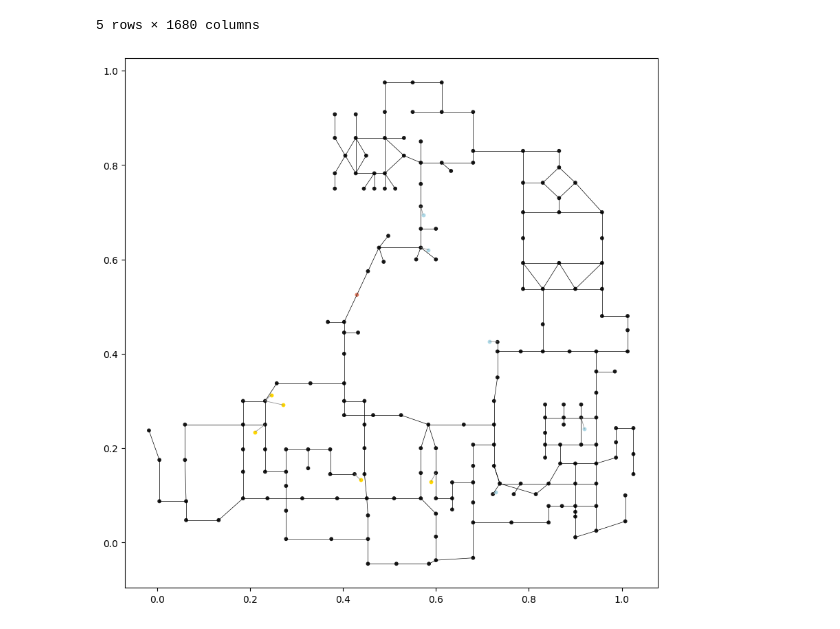
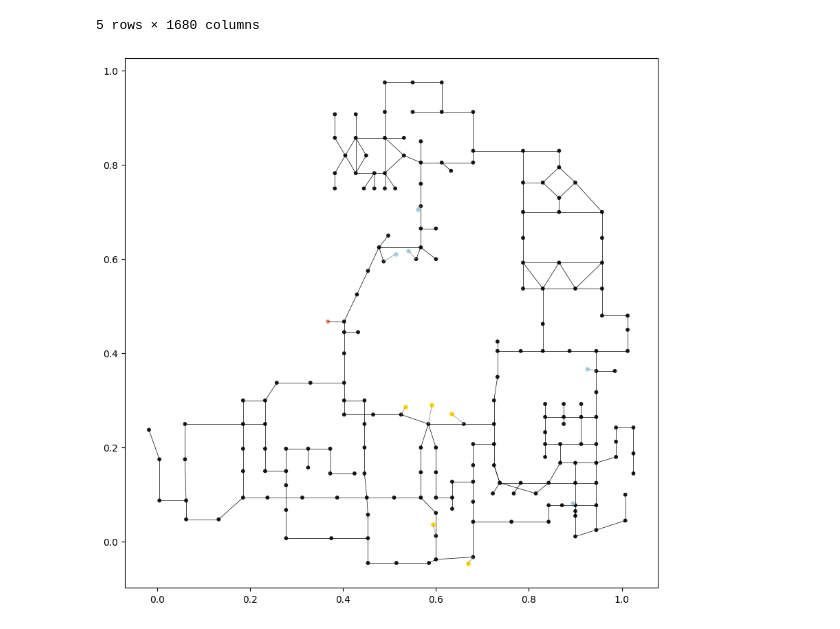
Before and after one commit to szmidapatrik/c2m1TPaeVlsln, a Jupyter notebook: proj/graph_dataset/CS2_dataset_package_test.ipynb, the cells around one changed output. Drawn from its saved outputs; the diff is of its cells as text; code cells hidden in the pictures.

Commit message:
refactors and small update on visualization

```diff
--- a/proj/graph_dataset/CS2_dataset_package_test.ipynb
+++ b/proj/graph_dataset/CS2_dataset_package_test.ipynb
@@ -86,10 +86,10 @@ nodes = pd.read_csv('../../data/map_graph_model/de_inferno/nodes.csv')
 edges = pd.read_csv('../../data/map_graph_model/de_inferno/edges.csv')
 
 # Create tabular snapshot object
-tc = TabularSnapshot()
+tg = TabularGraphSnapshot()
 
 # Create tabular snapshot database
-df, df_dict, active_infernos, active_smokes, active_he_smokes = tc.process_match(
+df, df_dict, active_infernos, active_smokes, active_he_smokes = tg.process_match(
     match_path='../../data/matches-raw/cs2/2024/_iem-chengdu-2024-wildcard-vs-virtuspro-inferno-norx8DdKJD9R1hFM8pob5fwildcard-vs-virtus-pro-inferno.dem',
     player_stats_data_path='../../data/player-stats/scraped-in-2024/2022/norm_imputed_player_stats_2022_utf.csv',
     missing_player_stats_data_path='../../data/player-stats/missing_players_df.csv',
@@ -102,7 +102,7 @@ df, df_dict, active_infernos, active_smokes, active_he_smokes = tc.process_match
 )
 
 # Impute missing values
-its = ImputeTabularSnapshot()
+its = ImputeTabularGraphSnapshot()
 df = its.impute(df)
 
 # Tokenize match
@@ -134,7 +134,7 @@ active_smokes = np.normalize(active_smokes, CONFIG_INF_NORM)
 active_he_smokes = np.normalize(active_he_smokes, CONFIG_INF_NORM)
 
 # Normalize match
-nts = NormalizeTabularSnapshot()
+nts = NormalizeTabularGraphSnapshot()
 df = nts.noramlize(df, dictionary, CONFIG_INF_NORM)
 
 # Set the process flag to True
@@ -167,14 +167,14 @@ with open(molotov_radius_config, 'r') as f:
 
 
 # Graph snapshots
-gs = GraphSnapshot()
-graphs = gs.process_snapshots(df, nodes_to_use, edges, active_infernos, active_smokes, active_he_smokes, CONFIG_MOLOTOV_RADIUS)
+hg = HeteroGraphSnapshot()
+graphs = hg.process_snapshots(df, nodes_to_use, edges, active_infernos, active_smokes, active_he_smokes, CONFIG_MOLOTOV_RADIUS)
 
 # --------------------------------------------------
 # TODO: Add the smokes to the map graph
 # --------------------------------------------------
 # %%
 viz = HeteroGraphVisualizer()
-viz.visualize_snapshot(graphs[397])
+viz.visualize_snapshot(graphs[700])
 # %% [output]
-[figure, old version]
+[figure, new version]
```
Also changed, not shown: parts of 1 cell of this notebook, 8 other files.
